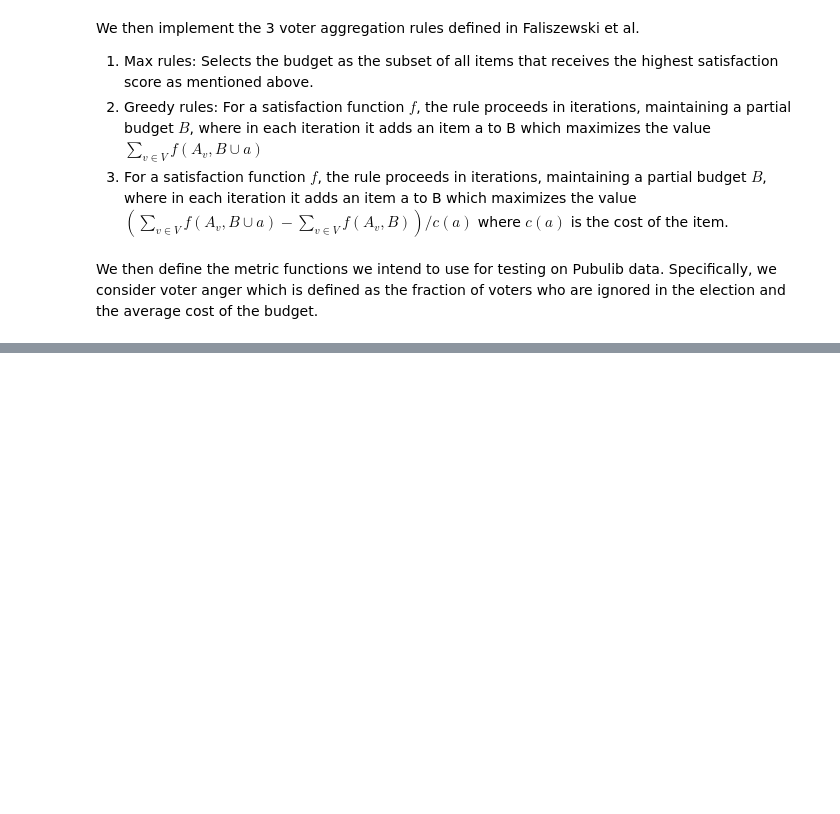
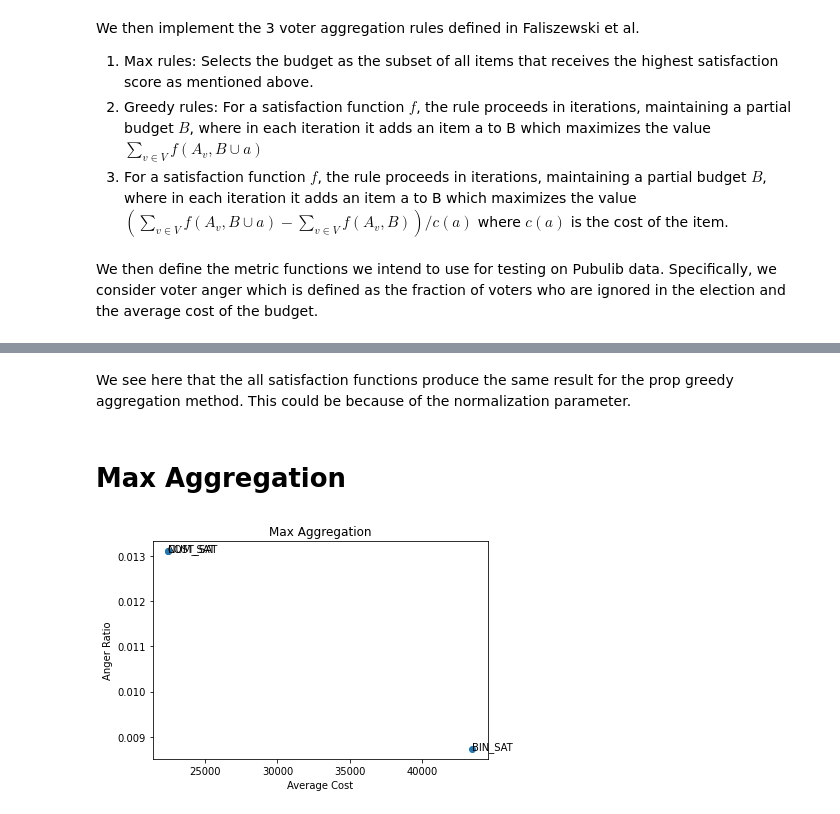
Before and after one commit to girishbarca/366proj, a Jupyter notebook: 366_Notebook.ipynb, the cells around one changed output, grey strips where cells are left out. Cells and saved outputs as stored; diff of their text form; code cells hidden in the pictures; blank space fills up the shorter version.

```diff
--- a/366_Notebook.ipynb
+++ b/366_Notebook.ipynb
@@ -79,7 +78,7 @@ def max_rule(items, voters, costs, max_cost, satisfaction_fn):
         if score > max_score:
             max_score = score
             best_set = budget
-    return best_set
+    return set(best_set)
 
 def greedy_rule(items, voters, costs, max_cost, satisfaction_fn):
     cur_budget = set([])
@@ -192,0 +260,33 @@ print("AVE COST: ", ave_cost(budget, costs))
+# %% [markdown]
+We see here that the all satisfaction functions produce the same result for the prop greedy aggregation method. This could be because of the normalization parameter.
+# %% [markdown]
+# Max Aggregation
+# %%
+# Max Aggregation Rule
+anger = []
+cost = []
+votes, items, costs, max_cost = parser('poland_warszawa_2019_siekierki-augustowka.pb')
+annotations=["NUM_SAT","BIN_SAT","COST_SAT"]
+
+budget = max_rule(items, votes, costs, max_cost, num_satisfaction)
+anger.append(anger_ratio(votes, budget))
+cost.append(ave_cost(budget, costs))
+
+budget = max_rule(items, votes, costs, max_cost, binary_satisfaction)
+anger.append(anger_ratio(votes, budget))
+cost.append(ave_cost(budget, costs))
+
+
+budget = max_rule(items, votes, costs, max_cost, cost_satisfaction)
+anger.append(anger_ratio(votes, budget))
+cost.append(ave_cost(budget, costs))
+
+
+plt.scatter(cost, anger)
+plt.xlabel("Average Cost")
+plt.ylabel("Anger Ratio")
+plt.title("Max Aggregation")
+for i, label in enumerate(annotations):
+    plt.annotate(label, (cost[i], anger[i]))
+# %% [output]
+[figure, added]
```
Also changed, not shown: parts of 22 cells of this notebook, 2 other files.
